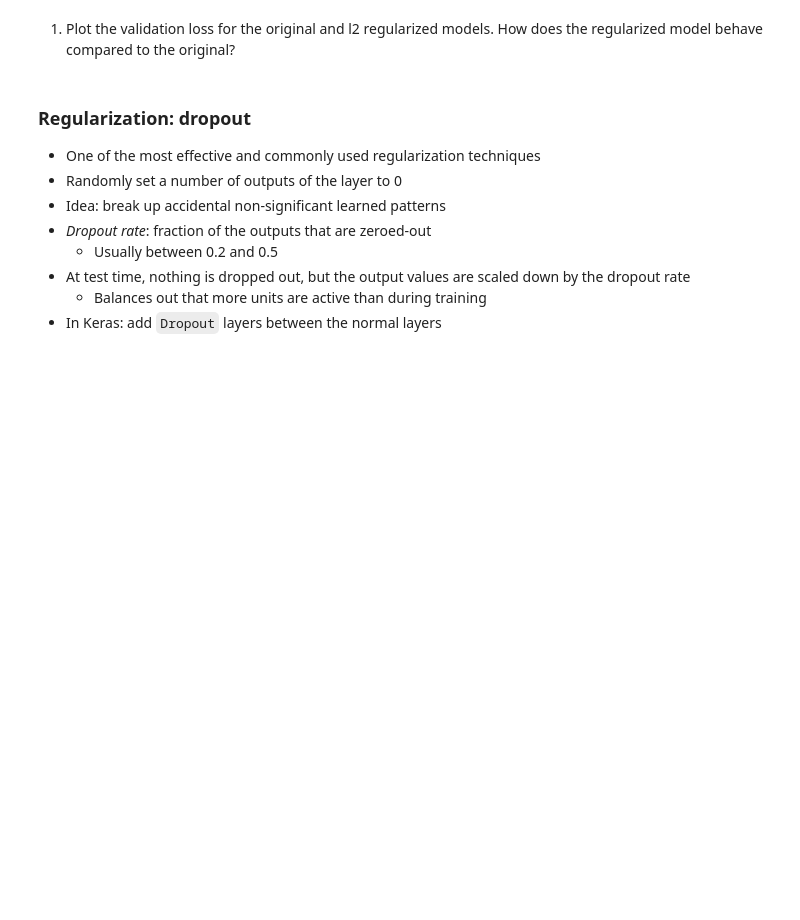
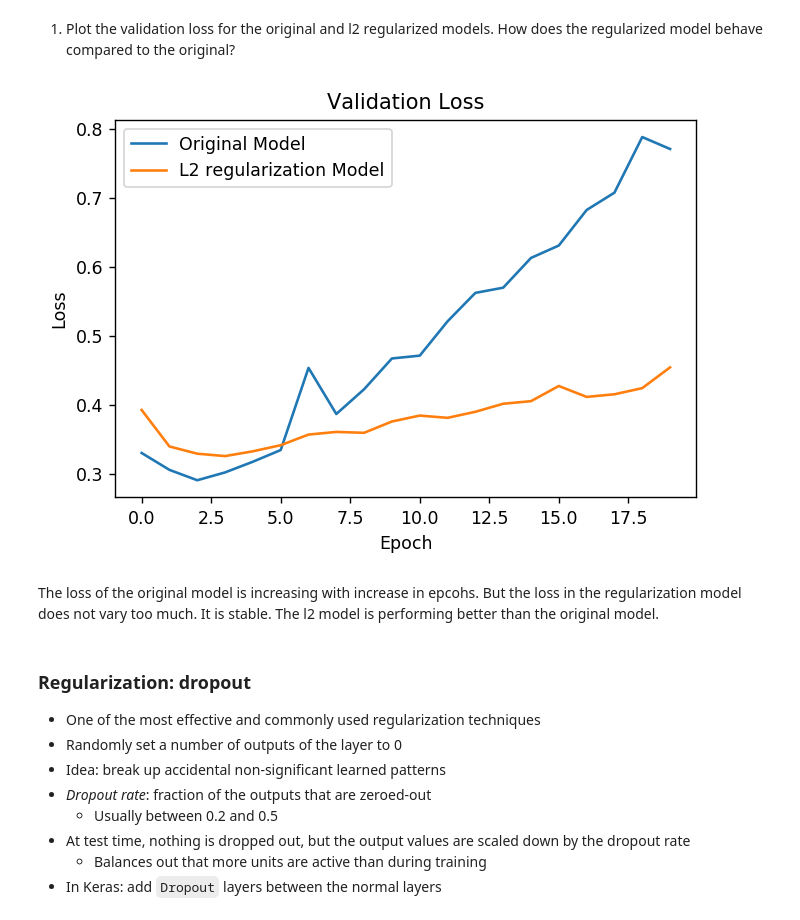
Before and after one commit to Shabarinath8899/Shabarinath_Repository, a Jupyter notebook: Shabarinath_Chandran_Week_4_Lab_Neural_Networks_in_Practice.ipynb, the cells around one changed output. Drawn from its saved outputs; the diff is of its cells as text; code cells hidden in the pictures; blank space fills up the shorter version.

```diff
--- a/Shabarinath_Chandran_Week_4_Lab_Neural_Networks_in_Practice.ipynb
+++ b/Shabarinath_Chandran_Week_4_Lab_Neural_Networks_in_Practice.ipynb
@@ -300,5 +415,17 @@ Epoch 20/20
 # %% [markdown]
 1. Plot the validation loss for the original and l2 regularized models. How does the regularized model behave compared to the original?
+# %%
+plt.plot(original_hist.history['val_loss'])
+plt.plot(l2_model_hist.history['val_loss'])
+plt.title('Validation Loss')
+plt.ylabel('Loss')
+plt.xlabel('Epoch')
+plt.legend(['Original Model', 'L2 regularization Model'], loc='best')
+plt.show()
+# %% [output]
+[figure, added]
+# %% [markdown]
+The loss of the original model is increasing with increase in epcohs. But the loss in the regularization model does not vary too much. It is stable. The l2 model is performing better than the original model.
 # %% [markdown]
 ### Regularization: dropout
 * One of the most effective and commonly used regularization techniques
```
Also changed, not shown: parts of 37 cells of this notebook.
